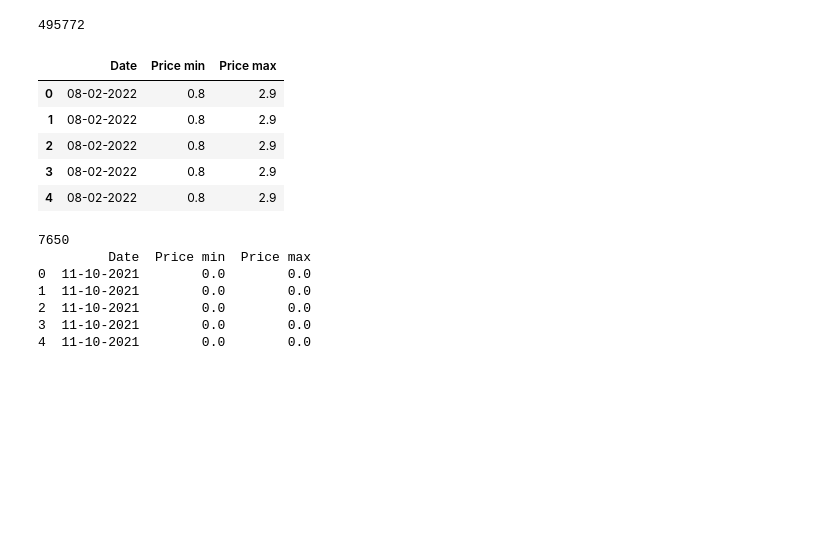
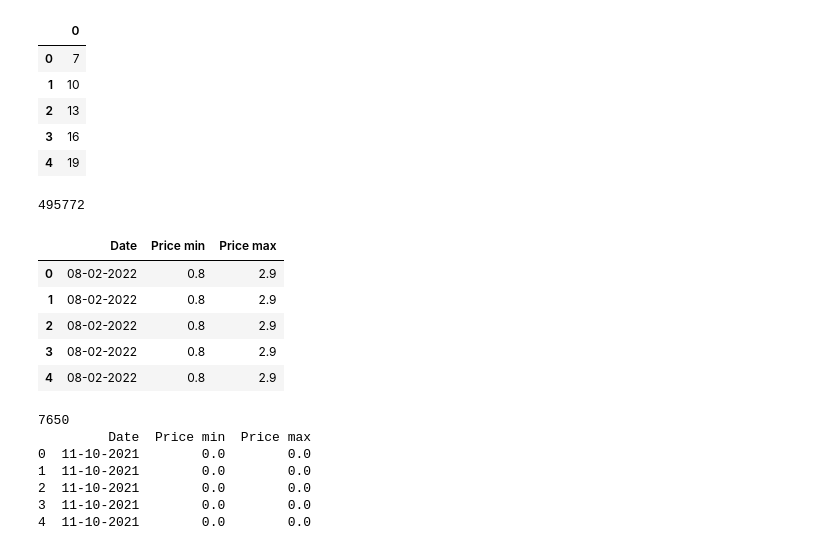
Before and after one commit to JoeyShapiro/TimeSeriesGPT, a Jupyter notebook: data.ipynb, the cells around one changed output. Cells and saved outputs as stored; diff of their text form; code cells hidden in the pictures; blank space fills up the shorter version.

```diff
--- a/data.ipynb
+++ b/data.ipynb
@@ -83,9 +83,20 @@ with open('raw_data/train_001_10-20.csv', 'w') as f:
 # %%
 with open('raw_data/train_001_poly.csv', 'w') as f:
     for i in range(1, 1024*10):
         x = i % 100
         x = 3 * x + 4
         f.write(f"{x}\n")
+
+import pandas as pd
+df = pd.read_csv('raw_data/train_001_poly.csv', header=None)
+display(df.head())
+# %% [output]
+|  | 0 |
+| 0 | 7 |
+| 1 | 10 |
+| 2 | 13 |
+| 3 | 16 |
+| 4 | 19 |
 # %%
 with open('raw_data/train_002_xyz.csv', 'w') as f:
     for i in range(1, 1024*10):
```
Also changed, not shown: 1 other file.
